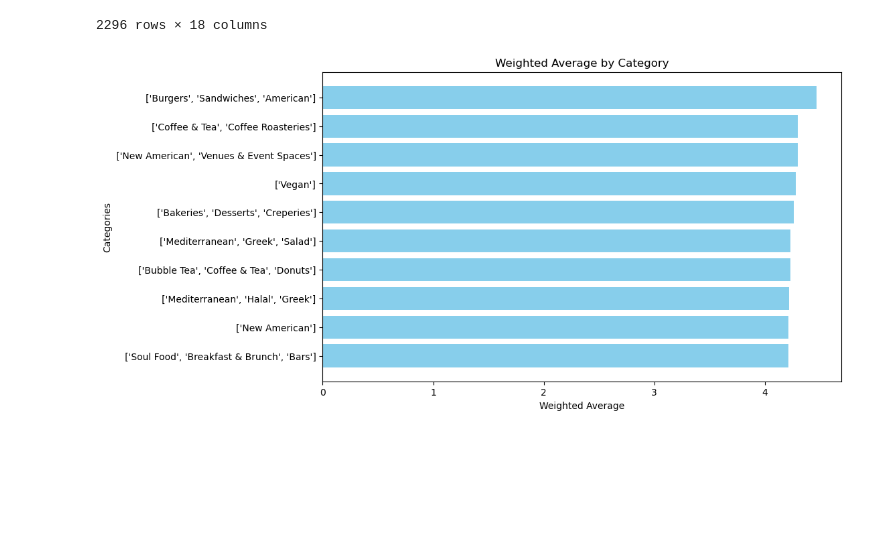
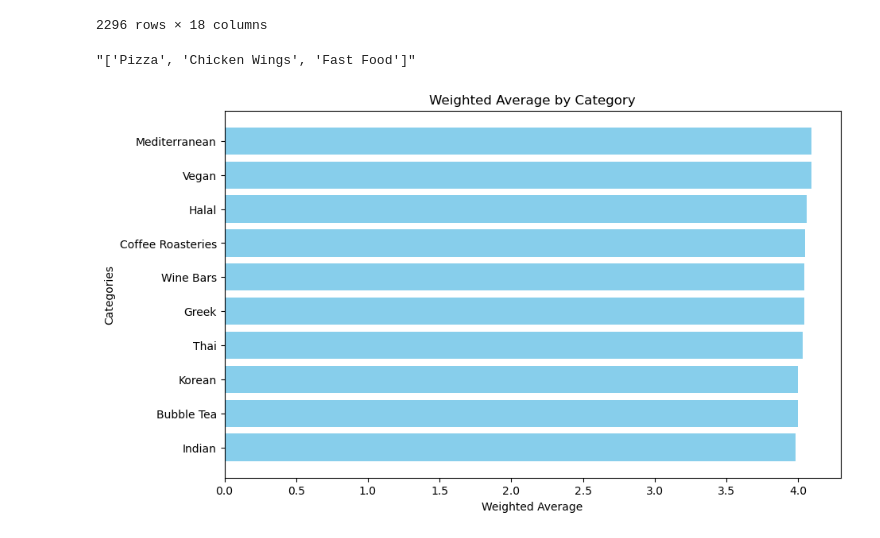
Before and after one commit to AlanPhan1999/207Final, a Jupyter notebook: Final.ipynb, the cells around one changed output. Cells and saved outputs as stored; diff of their text form; code cells hidden in the pictures; blank space fills up the shorter version.

```diff
--- a/Final.ipynb
+++ b/Final.ipynb
@@ -211,30 +208,45 @@ check
 | 2294 | 9824-wat | waterman-brewing-company-elk-grove | Waterman Brewing Company | 3.6 | $$ | 106 | ['Breweries'] | 38.400617 | -121.357284 | ... |
 | 2295 | 9989-pap | papa-johns-pizza-sacramento-2 | Papa Johns Pizza | 3.2 | $ | 81 | ['Pizza', 'Chicken Wings', 'Fast ... | 38.580167 | -121.321743 | ... |
 2296 rows × 18 columns
+# %%
+rows = []
+for index, row in check.iterrows():
+    for category in row['categories']:
+        new_row = row.copy()
+        new_row['categories'] = category
+        rows.append(new_row)
+
+cat_split = pd.DataFrame(rows)
+# %%
+cat_split = check.explode('categories')
+# %%
+row['categories']
+# %% [output]
+"['Pizza', 'Chicken Wings', 'Fast Food']"
 # %%
 agg = {
     'rating': lambda x : x.mean(),
     'review_count' : lambda x : x.sum()
 
 }
-df = check.groupby('categories').agg(agg).sort_values('rating',ascending = False)
+df = cat_split.groupby('categories').agg(agg).sort_values('rating',ascending = False)
 avg_num_reviews = int(df['review_count'].mean())
 avg_review = round(df['rating'].mean(),2)
 
 df = df.assign(avg_review_numbers = avg_num_reviews)
 df = df.assign(avg_review = avg_review)
 
 df['weighted_average'] = df.apply(lambda row: round((row['avg_review']*row['avg_review_numbers'] + row['rating']*row['review_count'])/(row['avg_review_numbers']+row['review_count']),2),axis=1)
 
-df = df.sort_values('weighted_average', ascending=False).head(10).reset_index()
+top_10_cat = df.sort_values('weighted_average', ascending=False).head(10).reset_index()
 
 plt.figure(figsize=(10, 6))
-plt.barh(df['categories'].apply(lambda x: ''.join(x)), df['weighted_average'], color='skyblue')
+plt.barh(top_10_cat['categories'].apply(lambda x: ''.join(x)), top_10_cat['weighted_average'], color='skyblue')
 plt.xlabel('Weighted Average')
 plt.ylabel('Categories')
 plt.title('Weighted Average by Category')
 plt.gca().invert_yaxis()  # Invert y-axis for better readability
 plt.savefig('Images/Category_graph.jpg',bbox_inches='tight')
 plt.show()
 # %% [output]
-[figure, old version]
+[figure, new version]
```
Also changed, not shown: parts of 20 cells of this notebook, 10 other files.
